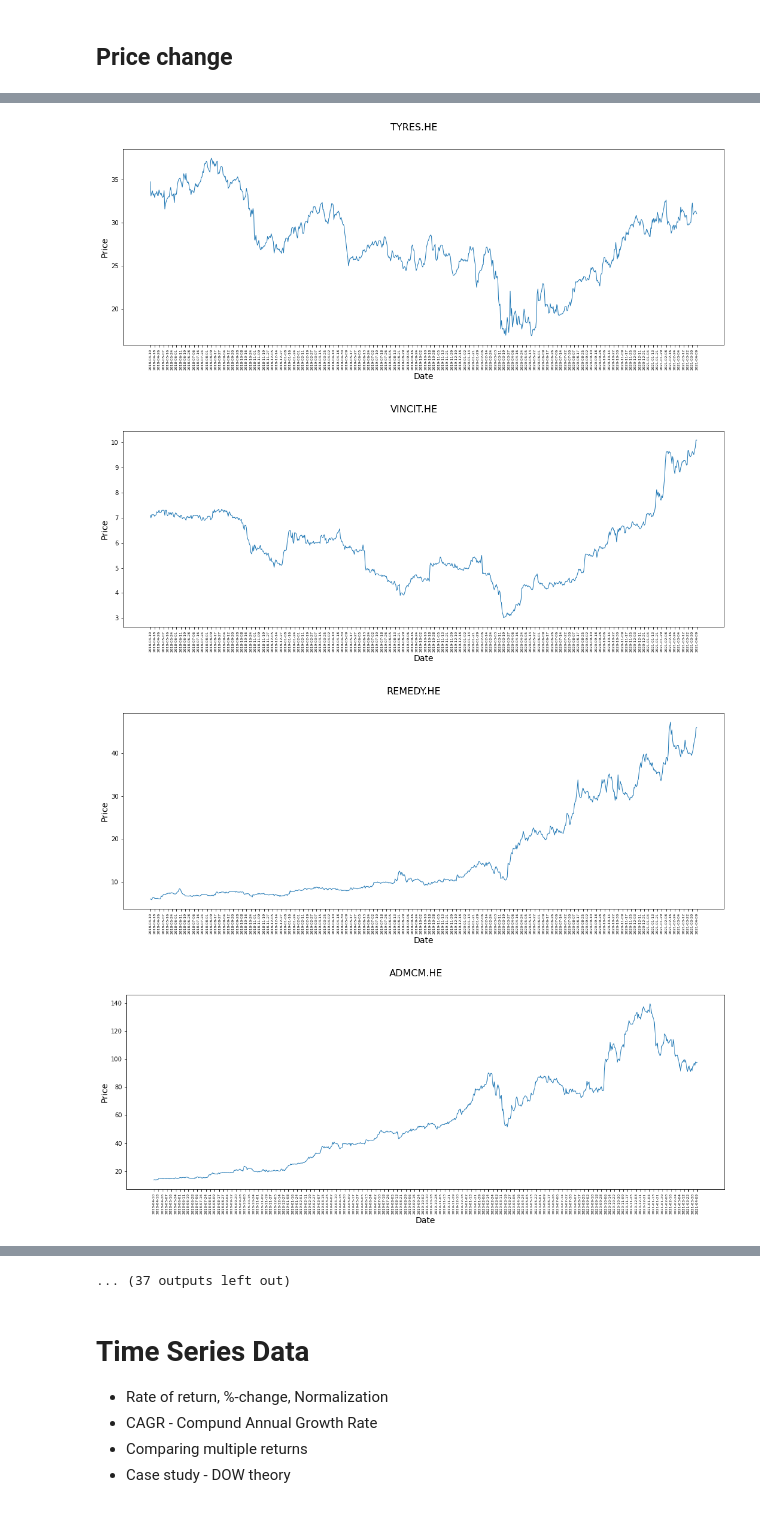
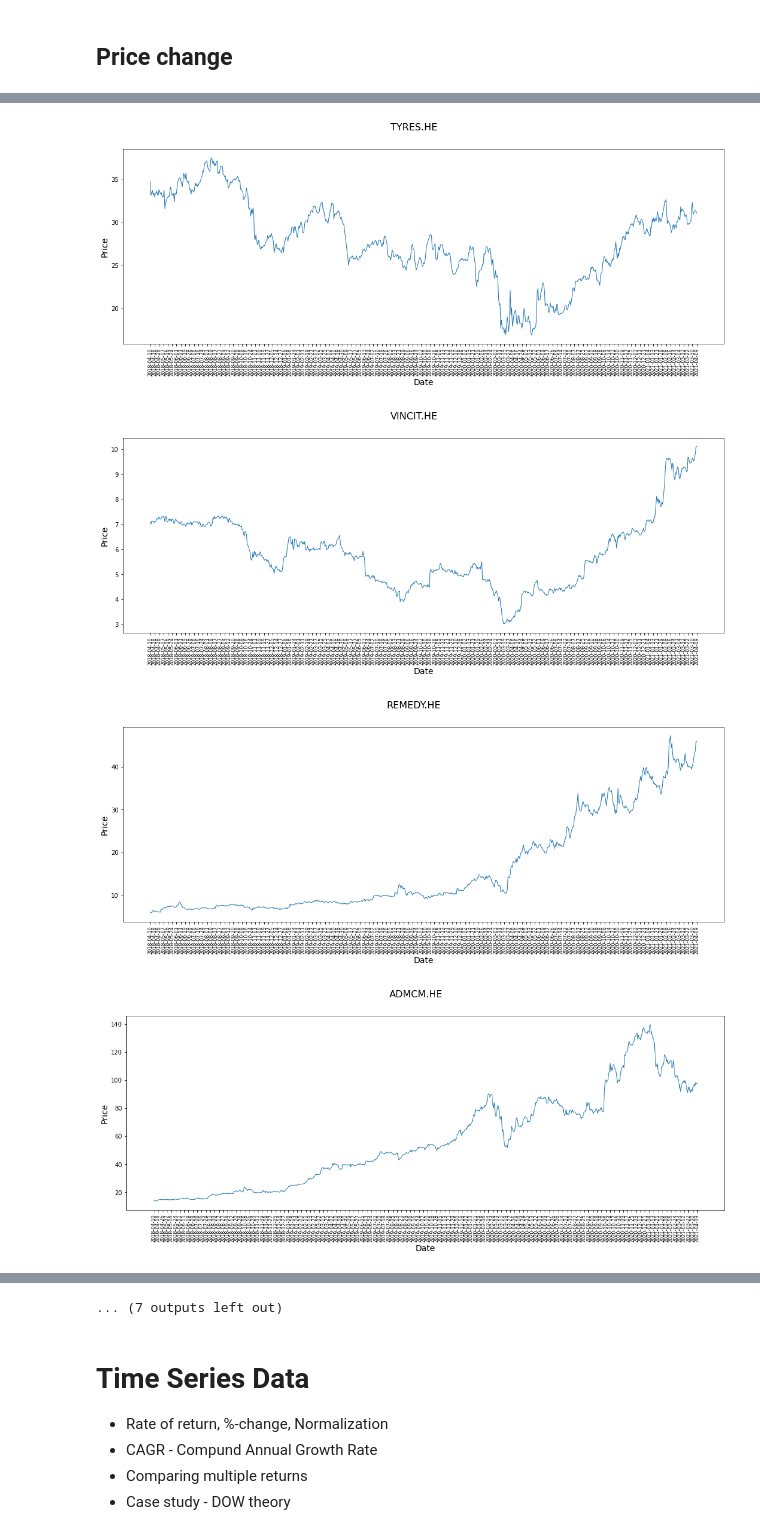
Before and after one commit to Brain3rd/FinancialAnalysis, a Jupyter notebook: TimeSeriesData.ipynb, the cells around one changed output, grey strips where cells are left out. Drawn from its saved outputs; the diff is of its cells as text; code cells hidden in the pictures.

```diff
--- a/TimeSeriesData.ipynb
+++ b/TimeSeriesData.ipynb
@@ -31,7 +31,7 @@ rankings.head()
 | ADMCM.HE | 0.245613 | 4.046992 | 85.323208 | -0.532693 | 0.043325 | 2.227487 | -0.280302 | 1.362 | ... |
 # %%
 top_companies = []
-for i, row in rankings.head(50).iterrows():
+for i, row in rankings.head(20).iterrows():
     print(i)
     top_companies.append(i)
 # %% [output]
@@ -199,7 +208,7 @@ for n in range(len(top_companies)):
 
         plt.figure(figsize=(18,6))
         plt.plot(df_top_companies[n].index, df_top_companies[n].close, label=top_companies[n], linewidth=1)
-        plt.xticks(ticks=df_top_companies[n].index[::6], labels=df_top_companies[n].index[::6], fontsize=6, rotation=90)
+        plt.xticks(ticks=df_top_companies[n].index[::6], labels=df_top_companies[n].index[::6], fontsize=7, rotation=90)
     #     plt.legend(loc='best')
         plt.xlabel('Date', fontsize=14)
         plt.ylabel('Price', fontsize=14)
@@ -210,4 +219,4 @@ for n in range(len(top_companies)):
-[figure, old version]
+[figure, new version]
-[figure, old version]
+[figure, new version]
-[figure, old version]
+[figure, new version]
-[figure, old version]
+[figure, new version]
@@ -221,4 +230,4 @@ for n in range(len(top_companies)):
-... (37 outputs left out)
+... (7 outputs left out)
 # %% [markdown]
 <h1>Time Series Data</h1>
 
```
Also changed, not shown: parts of 11 cells of this notebook, 18 other files.
